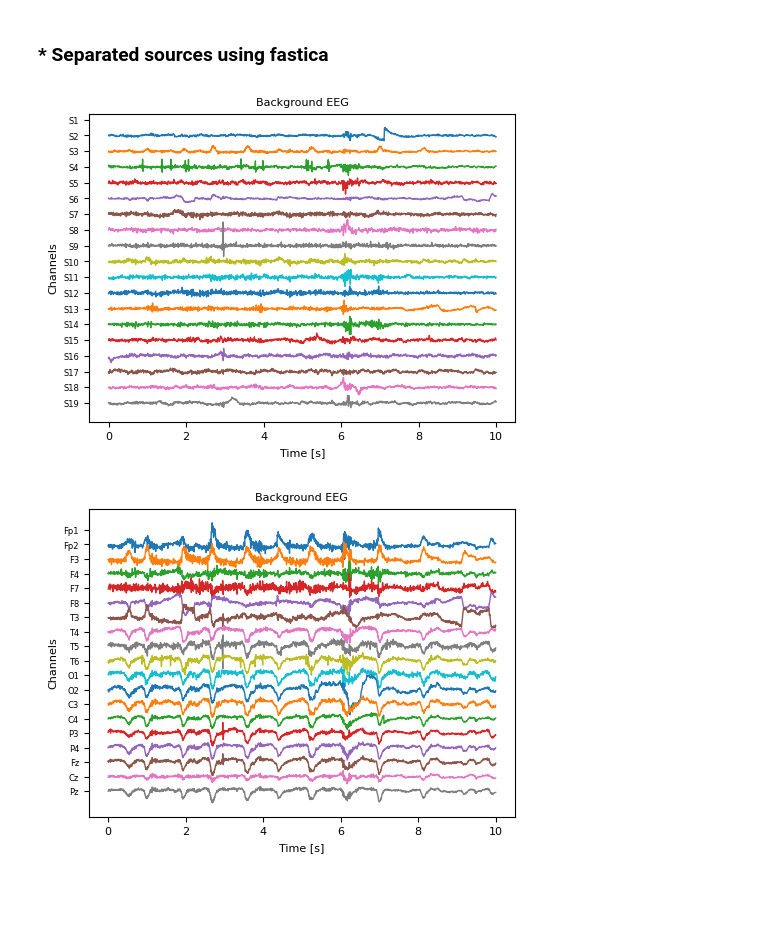
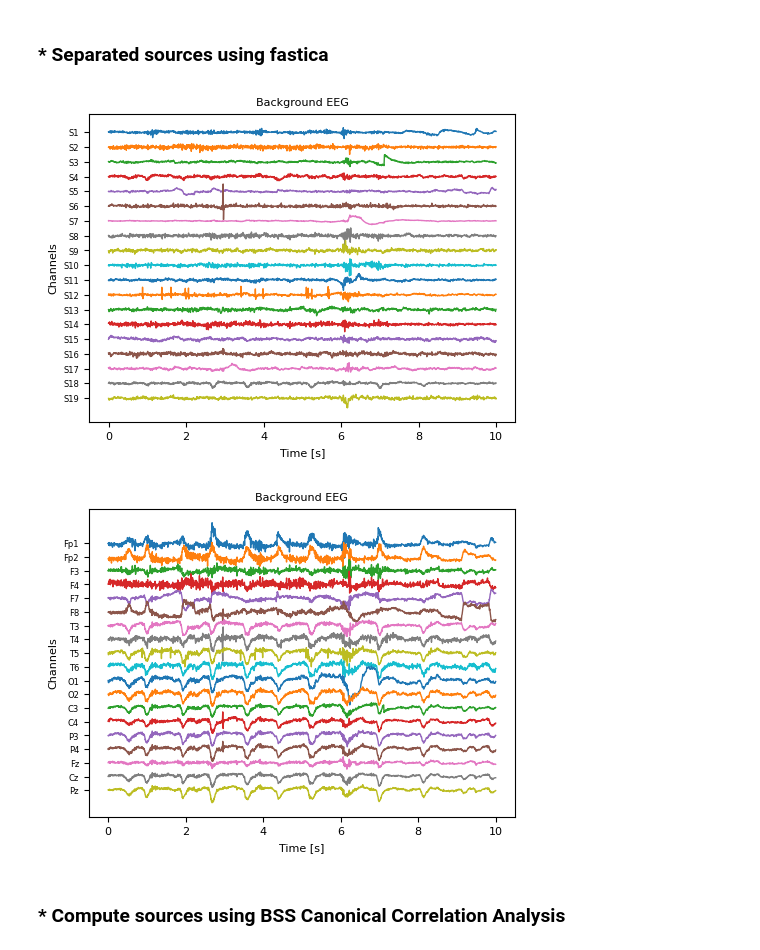
Before and after one commit to lasaid-udg/DCEC_SESH_seizure_biomarkers, a Jupyter notebook: notebooks/EEG_analysis_Siena.ipynb, the cells around one changed output. Saved outputs shown, nothing was run; the diff lists cells and outputs as text; code cells hidden in the pictures; blank space fills up the shorter version.

```diff
--- a/notebooks/EEG_analysis_Siena.ipynb
+++ b/notebooks/EEG_analysis_Siena.ipynb
@@ -20,7 +18,7 @@ This warnings indicates broken support for the dtype!
 # %%
 PATIENT = "PN00"
 FILENAME = "PN00-1.edf"
-PERIOD = [11, 21]
+PERIOD = [0, 10]
 
 ###########################################################
 metadata = MetadataListSiena()
@@ -42,6 +40,8 @@ plot_eeg_windows(processor._data, current_metadata, processor.selected_channels,
 plot_eeg_spectrum(frequency_range, spectral_components, processor.selected_channels, "Fp1")
 
 ###### DROP EKG CHANNELS FOR THE REST OF THE PROCESS ######
+processor._data = processor._data[:-1]
+processor.selected_channels = processor.selected_channels[:-1]
 # %% [output]
 Extracting EDF parameters from /mnt/c/Users/tobit/Downloads/eeg_datasets/siena/PN00/PN00-1.edf...
 EDF file detected
@@ -114,17 +144,20 @@ plot_eeg_windows(clean_eeg, current_metadata, processor.selected_channels,
 ### * Separated sources using fastica
 # %%
 fastica = FastICA()
-eeg_sources = fastica.fit_transform(numpy.transpose(processor._data[:, :2560]))
+eeg_sources = fastica.fit_transform(numpy.transpose(processor._data[:, PERIOD[0]*processor.sampling_frequency:
+                                                                       PERIOD[1]*processor.sampling_frequency]))
 
 ###########################################################
 plot_eeg_windows(numpy.transpose(eeg_sources), current_metadata, [f"S{idx}" for idx in range(1, eeg_sources.shape[1] + 1)],
                  processor.sampling_frequency, period=[0, 10])
 
 ###########################################################
 eeg_sources[16, :] = 0
 clean_eeg = fastica.inverse_transform(eeg_sources)
 plot_eeg_windows(numpy.transpose(clean_eeg), current_metadata, processor.selected_channels,
                  processor.sampling_frequency, period=[0, 10])
 # %% [output]
-[figure, old version]
+[figure, new version]
-[figure, old version]
+[figure, new version]
+# %% [markdown]
+### * Compute sources using BSS Canonical Correlation Analysis
```
Also changed, not shown: parts of 10 cells of this notebook, 2 other files.
